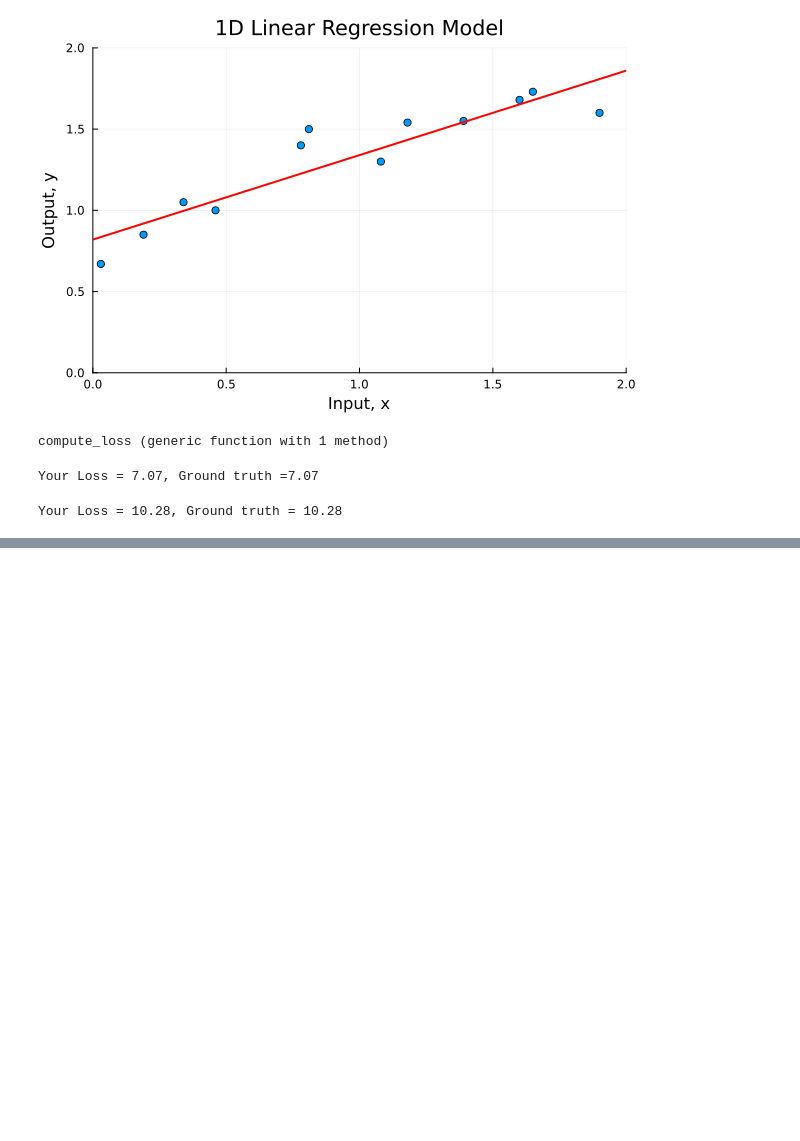
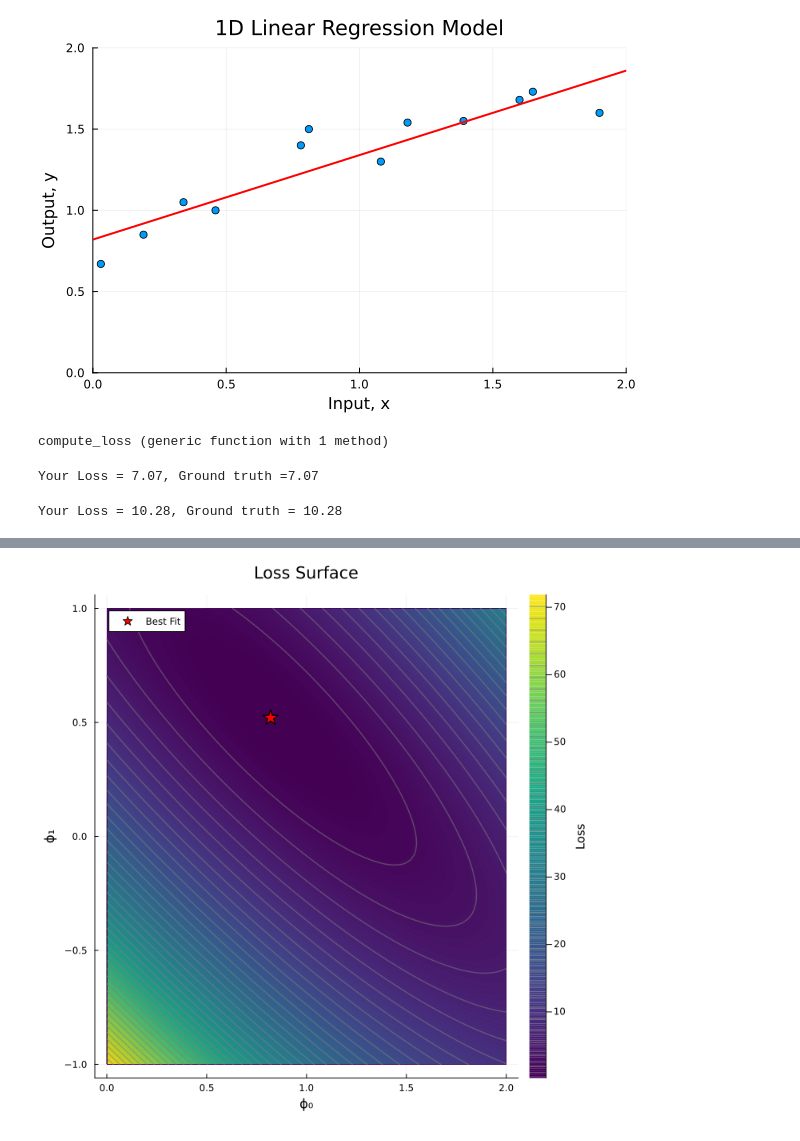
Before and after one commit to mirajcs/udl-julia, a Jupyter notebook: 2_1_Supervised_Learning.ipynb, the cells around one changed output, grey strips where cells are left out. Saved outputs shown, nothing was run; the diff lists cells and outputs as text; code cells hidden in the pictures; blank space fills up the shorter version.

```diff
--- a/2_1_Supervised_Learning.ipynb
+++ b/2_1_Supervised_Learning.ipynb
@@ -65,0 +85,10 @@ Your Loss = 10.28, Ground truth = 10.28
+# %%
+# Make grid of possible ϕ₀ and ϕ₁ values
+ϕ₀_range = 0.0:0.02:2.0
+ϕ₁_range = -1.0:0.02:1.0
+
+# Make a 2D array of loss values for each combination of ϕ₀ and ϕ₁
+ϕ₀_mesh = [p₀ for p₁ in ϕ₁_range, p₀ in ϕ₀_range]
+ϕ₁_mesh = [p₁ for p₁ in ϕ₁_range, p₀ in ϕ₀_range]
+
+loss_mesh = [compute_loss(x, y, p₀, p₁) for p₁ in ϕ₁_range, p₀ in ϕ₀_range]
@@ -65,0 +113,26 @@ Your Loss = 10.28, Ground truth = 10.28
+# %%
+# Plot the loss surface as heat map
+contourf(ϕ₀_range, ϕ₁_range, loss_mesh;
+    levels = 256,
+    linewidth = 0,
+    color = :viridis,
+    size = (700, 700),
+    xlabel = "ϕ₀",
+    ylabel = "ϕ₁",
+    title = "Loss Surface",
+    colorbar_title = "Loss")
+
+# Overlay contour maps
+contour!(ϕ₀_range, ϕ₁_range, loss_mesh;
+    levels = 40,
+    linewidth = 1.5,
+    color = :gray,
+    alpha = 0.5)
+
+
+# Mark your best-fit
+ϕ₀ = 0.82; ϕ₁ = 0.52
+
+scatter!([ϕ₀], [ϕ₁]; color = :red, marker = :star5, markersize = 10, label = "Best Fit")
+# %% [output]
+[figure, added]
```
Also changed, not shown: parts of 3 cells of this notebook.
